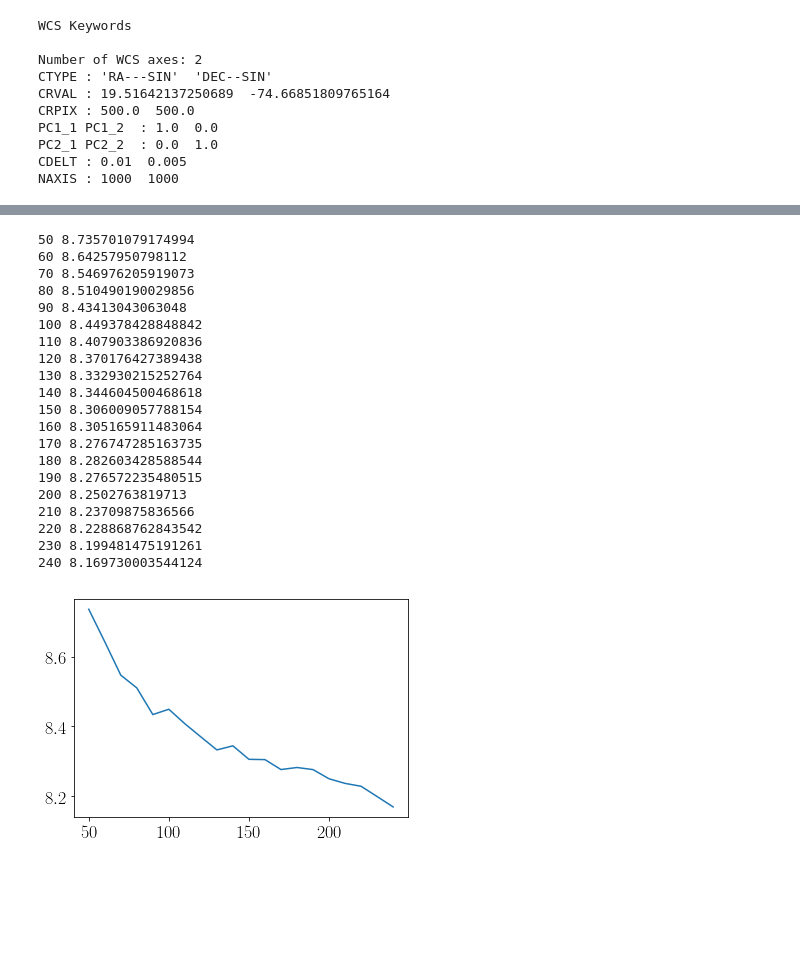
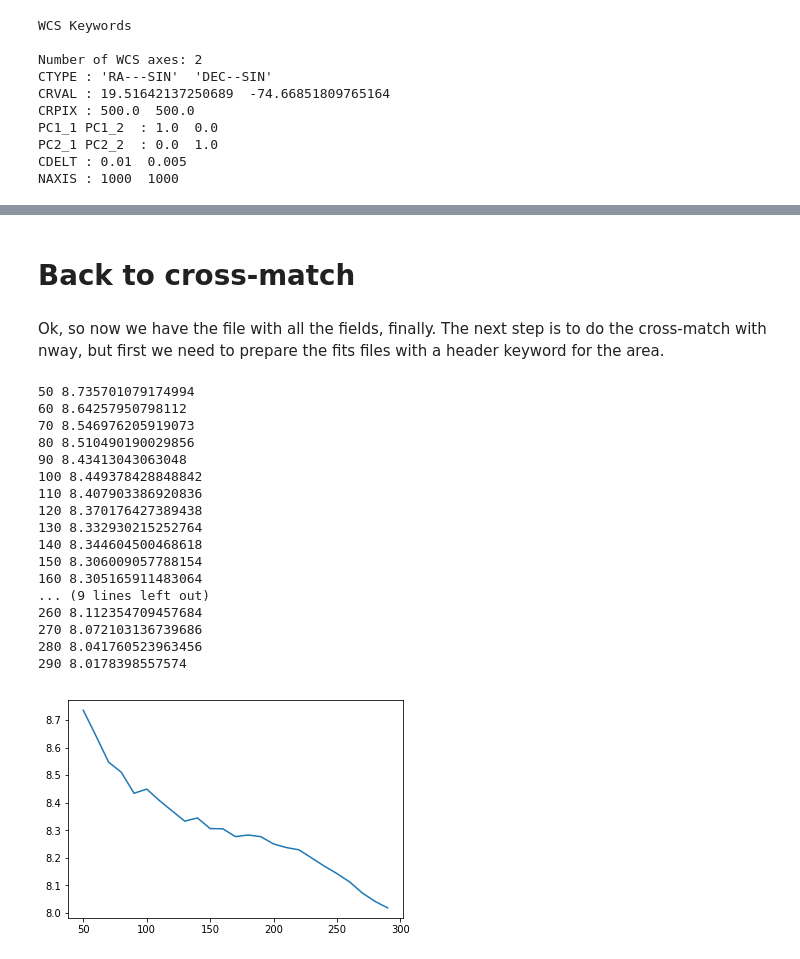
Before and after one commit to pmassana/SMASH_maps, a Jupyter notebook: SMC_map.ipynb, the cells around one changed output, grey strips where cells are left out. Cells and saved outputs as stored; diff of their text form; code cells hidden in the pictures; blank space fills up the shorter version.

```diff
--- a/SMC_map.ipynb
+++ b/SMC_map.ipynb
@@ -120,7 +121,8 @@ The strategy now will be to create a file that has all of the information from a
 # %% [markdown]
 # Stack all fields in 1 file
 # %%
-#field_list = ['3', '4', '5', '6', '7', '9', '10', '11', '12', '14', '15', '16', '178']
+#field_list = ['3', '4', '5', '6', '7', '9', '10', '11', '12', '14', '15', '16', '178'] #SMC fields
+#field_list = []
 field_list = ['11', '12', '16']
 data_path = '/scratch/SMASH_DATA/'
 important_data = np.empty((6,0))
@@ -129,12 +131,20 @@ for field in field_list:
     temp_data, temp_header = read_fits(data_path+'Field%s_allobj_stars.fits.gz'%(field))
     important_temp_data = temp_data['ID'], temp_data['RA'], temp_data['DEC'], temp_data['RAERR'], temp_data['G'], temp_data['GERR']
     important_data = np.hstack((important_data, important_temp_data))
+    temp_data, important_temp_data = [], []
     print('Loaded field: ' + field)
+col1 = fits.Column(name='ID', format='A', array=important_data[0])
+col2 = fits.Column(name='RA', format='D', array=important_data[1])
+col3 = fits.Column(name='DEC', format='D', array=important_data[2])
+col4 = fits.Column(name='RAERR', format='D', array=important_data[3])
+col5 = fits.Column(name='G', format='D', array=important_data[4])
+col6 = fits.Column(name='GERR', format='D', array=important_data[5])
+hdu = fits.BinTableHDU.from_columns([col1, col2, col3, col4, col5, col6])
 # %% [output]
 Loaded field: 11
 Loaded field: 12
 Loaded field: 16
 # %%
-hdu = fits.PrimaryHDU(important_data)
 hdu.writeto(data_path+'combined_fields.fits', overwrite = True)
+hdu.header
 # %% [output]
@@ -146,0 +177,3 @@ print(important_data[1].astype(float))
+# %%
+data, header = read_fits('/user/HS128/pm00518/Downloads/SMCbody_allobj_unique_final.fits')
+print(header)
@@ -221,3 +258,7 @@ plt.show()
+# %% [markdown]
+# Back to cross-match
+# %% [markdown]
+Ok, so now we have the file with all the fields, finally. The next step is to do the cross-match with nway, but first we need to prepare the fits files with a header keyword for the area.
 # %%
 # Function that calculates the area in a sky region occupied by a given number of stars. The function bins the sky and counts the number of bins with data in it. The size of the bins can be changed accordingly by changing their number. The input must be a numpy array with the first 2 columns being RA and DEC in degrees.
 def field_area_calculator (data, bin_number):
@@ -254,34 +295,31 @@ def field_area_calculator (data, bin_number):
     #print 'Field %s Area (degrees^2): ' % (field), area
     return area
 # %%
-bin_numbers = np.arange(50, 250, 10)
+bin_numbers = np.arange(50, 300, 10)
 areas = []
 for bin_number in bin_numbers:
-    areas.append(field_area_calculator([important_data[1].astype(float), important_data[2].astype(float)], bin_number))
+    areas.append(field_area_calculator([hdu.data['RA'], hdu.data['DEC']], bin_number))
     print(bin_number, areas[-1])
 plt.plot(bin_numbers, areas)
 plt.show()
 # %% [output]
 50 8.735701079174994
 60 8.64257950798112
 70 8.546976205919073
 80 8.510490190029856
 90 8.43413043063048
 100 8.449378428848842
 110 8.407903386920836
 120 8.370176427389438
 130 8.332930215252764
 140 8.344604500468618
 150 8.306009057788154
 160 8.305165911483064
-170 8.276747285163735
-180 8.282603428588544
-190 8.276572235480515
-200 8.2502763819713
-210 8.23709875836566
-220 8.228868762843542
-230 8.199481475191261
-240 8.169730003544124
+... (9 lines left out)
+260 8.112354709457684
+270 8.072103136739686
+280 8.041760523963456
+290 8.0178398557574
-[figure, old version]
+[figure, new version]
 # %%
 !python nway-write-header.py
```
Also changed, not shown: parts of 10 cells of this notebook.
